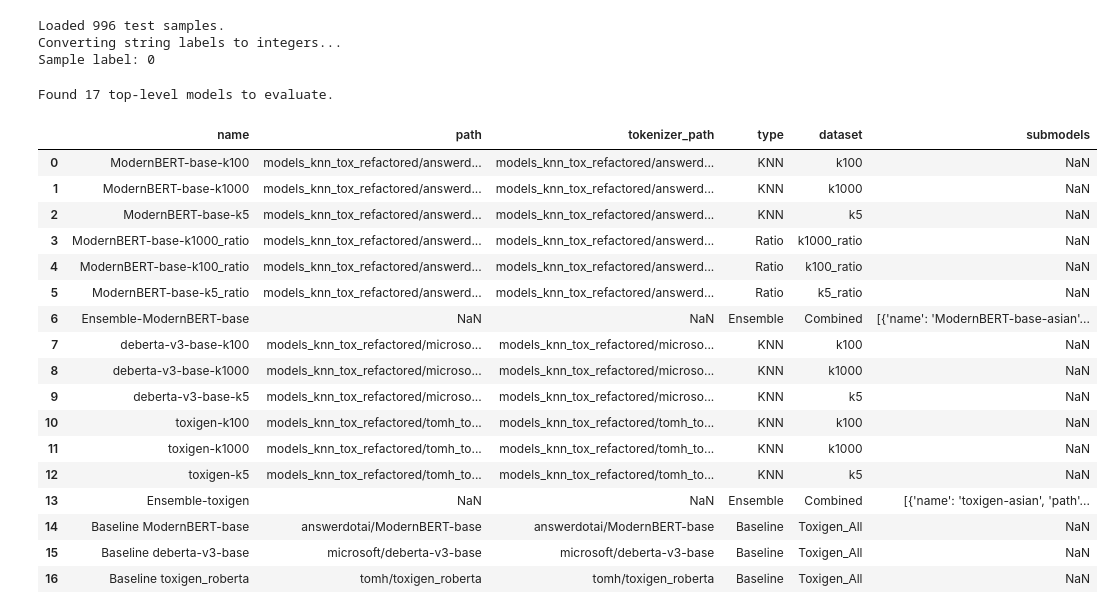
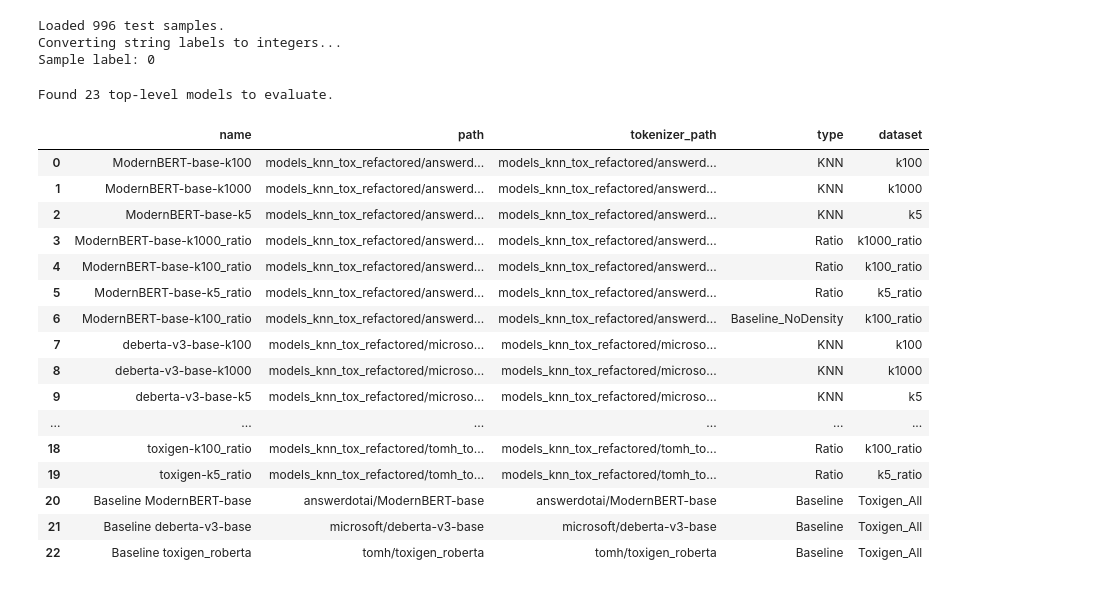
Before and after one commit to alex-dias/modernbert-hs, a Jupyter notebook: performance_test.ipynb, the cells around one changed output. Cells and saved outputs as stored; diff of their text form; code cells hidden in the pictures.

Commit message:
added a way to train without density weight

```diff
--- a/performance_test.ipynb
+++ b/performance_test.ipynb
@@ -113,6 +113,8 @@ Sample label: 0
 # Model Discovery
 base_dir = "models_knn_tox_refactored/"
 models_to_eval = []
+
+ensemble_include = False
 
 def get_model_paths(base_path, dataset_name, model_type, model_name):
     # Check for 'final' subdirectory
@@ -146,66 +148,73 @@ for folder in os.listdir(base_dir):
                 path_knn = os.path.join(knn_dir, d)
                 if os.path.isdir(path_knn):
                     models_to_eval.append(get_model_paths(path_knn, d, "KNN", model_name))
 
         ratio_dir = os.path.join(path, "knnratio_density_ratio_raw")
         if os.path.exists(ratio_dir):
             for d in os.listdir(ratio_dir):
                 path_ratio = os.path.join(ratio_dir, d)
                 if os.path.isdir(path_ratio):
                     models_to_eval.append(get_model_paths(path_ratio, d, "Ratio", model_name))
 
+        ratio_dir = os.path.join(path, "knnratio_nodensity_raw_noout")
+        if os.path.exists(ratio_dir):
+            for d in os.listdir(ratio_dir):
+                path_ratio = os.path.join(ratio_dir, d)
+                if os.path.isdir(path_ratio):
+                    models_to_eval.append(get_model_paths(path_ratio, d, "Baseline_NoDensity", model_name))
+
         # 2. Ensemble Models (Grouped)
-        ensemble_dir = os.path.join(path, "ensemble")
-        ensemble_submodels = []
-        if os.path.exists(ensemble_dir):
-            for d in os.listdir(ensemble_dir):
-                path_ensemble = os.path.join(ensemble_dir, d)
-                if os.path.isdir(path_ensemble):
-                    ensemble_submodels.append(get_model_paths(path_ensemble, d, "EnsembleSub", model_name))
+        if ensemble_include:
+            ensemble_dir = os.path.join(path, "ensemble")
+            ensemble_submodels = []
+            if os.path.exists(ensemble_dir):
+                for d in os.listdir(ensemble_dir):
+                    path_ensemble = os.path.join(ensemble_dir, d)
+                    if os.path.isdir(path_ensemble):
+                        ensemble_submodels.append(get_model_paths(path_ensemble, d, "EnsembleSub", model_name))
 
-        if ensemble_submodels:
-            models_to_eval.append({
-                "name": f"Ensemble-{model_name}",
-                "type": "Ensemble",
-                "dataset": "Combined",
-                "submodels": ensemble_submodels
-            })
+            if ensemble_submodels:
+                models_to_eval.append({
+                    "name": f"Ensemble-{model_name}",
+                    "type": "Ensemble",
+                    "dataset": "Combined",
+                    "submodels": ensemble_submodels
+                })
 
 # 3. Baseline (ModernBERT-base)
 for folder in os.listdir(base_dir):
     parent, model = folder.split("_", 1)
     model_path = parent + "/" + model
 
     models_to_eval.append({
         "name": f"Baseline {model}",
         "path": model_path,
         "tokenizer_path": model_path,
         "type": "Baseline",
         "dataset": "Toxigen_All"
     })
 
 print(f"Found {len(models_to_eval)} top-level models to evaluate.")
 pd.DataFrame(models_to_eval)
 # %% [output]
-Found 17 top-level models to evaluate.
+Found 23 top-level models to evaluate.
-|  | name | path | tokenizer_path | type | dataset | submodels |
-| 0 | ModernBERT-base-k100 | models_knn_tox_refactored/answerd... | models_knn_tox_refactored/answerd... | KNN | k100 | NaN |
-| 1 | ModernBERT-base-k1000 | models_knn_tox_refactored/answerd... | models_knn_tox_refactored/answerd... | KNN | k1000 | NaN |
-| 2 | ModernBERT-base-k5 | models_knn_tox_refactored/answerd... | models_knn_tox_refactored/answerd... | KNN | k5 | NaN |
-| 3 | ModernBERT-base-k1000_ratio | models_knn_tox_refactored/answerd... | models_knn_tox_refactored/answerd... | Ratio | k1000_ratio | NaN |
-| 4 | ModernBERT-base-k100_ratio | models_knn_tox_refactored/answerd... | models_knn_tox_refactored/answerd... | Ratio | k100_ratio | NaN |
-| 5 | ModernBERT-base-k5_ratio | models_knn_tox_refactored/answerd... | models_knn_tox_refactored/answerd... | Ratio | k5_ratio | NaN |
-| 6 | Ensemble-ModernBERT-base | NaN | NaN | Ensemble | Combined | [{'name': 'ModernBERT-base-asian'... |
-| 7 | deberta-v3-base-k100 | models_knn_tox_refactored/microso... | models_knn_tox_refactored/microso... | KNN | k100 | NaN |
-| 8 | deberta-v3-base-k1000 | models_knn_tox_refactored/microso... | models_knn_tox_refactored/microso... | KNN | k1000 | NaN |
-| 9 | deberta-v3-base-k5 | models_knn_tox_refactored/microso... | models_knn_tox_refactored/microso... | KNN | k5 | NaN |
-| 10 | toxigen-k100 | models_knn_tox_refactored/tomh_to... | models_knn_tox_refactored/tomh_to... | KNN | k100 | NaN |
-| 11 | toxigen-k1000 | models_knn_tox_refactored/tomh_to... | models_knn_tox_refactored/tomh_to... | KNN | k1000 | NaN |
-| 12 | toxigen-k5 | models_knn_tox_refactored/tomh_to... | models_knn_tox_refactored/tomh_to... | KNN | k5 | NaN |
-| 13 | Ensemble-toxigen | NaN | NaN | Ensemble | Combined | [{'name': 'toxigen-asian', 'path'... |
-| 14 | Baseline ModernBERT-base | answerdotai/ModernBERT-base | answerdotai/ModernBERT-base | Baseline | Toxigen_All | NaN |
-| 15 | Baseline deberta-v3-base | microsoft/deberta-v3-base | microsoft/deberta-v3-base | Baseline | Toxigen_All | NaN |
-| 16 | Baseline toxigen_roberta | tomh/toxigen_roberta | tomh/toxigen_roberta | Baseline | Toxigen_All | NaN |
+|  | name | path | tokenizer_path | type | dataset |
+| 0 | ModernBERT-base-k100 | models_knn_tox_refactored/answerd... | models_knn_tox_refactored/answerd... | KNN | k100 |
+| 1 | ModernBERT-base-k1000 | models_knn_tox_refactored/answerd... | models_knn_tox_refactored/answerd... | KNN | k1000 |
+| 2 | ModernBERT-base-k5 | models_knn_tox_refactored/answerd... | models_knn_tox_refactored/answerd... | KNN | k5 |
+| 3 | ModernBERT-base-k1000_ratio | models_knn_tox_refactored/answerd... | models_knn_tox_refactored/answerd... | Ratio | k1000_ratio |
+| 4 | ModernBERT-base-k100_ratio | models_knn_tox_refactored/answerd... | models_knn_tox_refactored/answerd... | Ratio | k100_ratio |
+| 5 | ModernBERT-base-k5_ratio | models_knn_tox_refactored/answerd... | models_knn_tox_refactored/answerd... | Ratio | k5_ratio |
+| 6 | ModernBERT-base-k100_ratio | models_knn_tox_refactored/answerd... | models_knn_tox_refactored/answerd... | Baseline_NoDensity | k100_ratio |
+| 7 | deberta-v3-base-k100 | models_knn_tox_refactored/microso... | models_knn_tox_refactored/microso... | KNN | k100 |
+| 8 | deberta-v3-base-k1000 | models_knn_tox_refactored/microso... | models_knn_tox_refactored/microso... | KNN | k1000 |
+| 9 | deberta-v3-base-k5 | models_knn_tox_refactored/microso... | models_knn_tox_refactored/microso... | KNN | k5 |
+| ... | ... | ... | ... | ... | ... |
+| 18 | toxigen-k100_ratio | models_knn_tox_refactored/tomh_to... | models_knn_tox_refactored/tomh_to... | Ratio | k100_ratio |
+| 19 | toxigen-k5_ratio | models_knn_tox_refactored/tomh_to... | models_knn_tox_refactored/tomh_to... | Ratio | k5_ratio |
+| 20 | Baseline ModernBERT-base | answerdotai/ModernBERT-base | answerdotai/ModernBERT-base | Baseline | Toxigen_All |
+| 21 | Baseline deberta-v3-base | microsoft/deberta-v3-base | microsoft/deberta-v3-base | Baseline | Toxigen_All |
+| 22 | Baseline toxigen_roberta | tomh/toxigen_roberta | tomh/toxigen_roberta | Baseline | Toxigen_All |
 # %%
 # Evaluation Loop
 results_list = []
```
Also changed, not shown: parts of 4 cells of this notebook, 2 other files.
